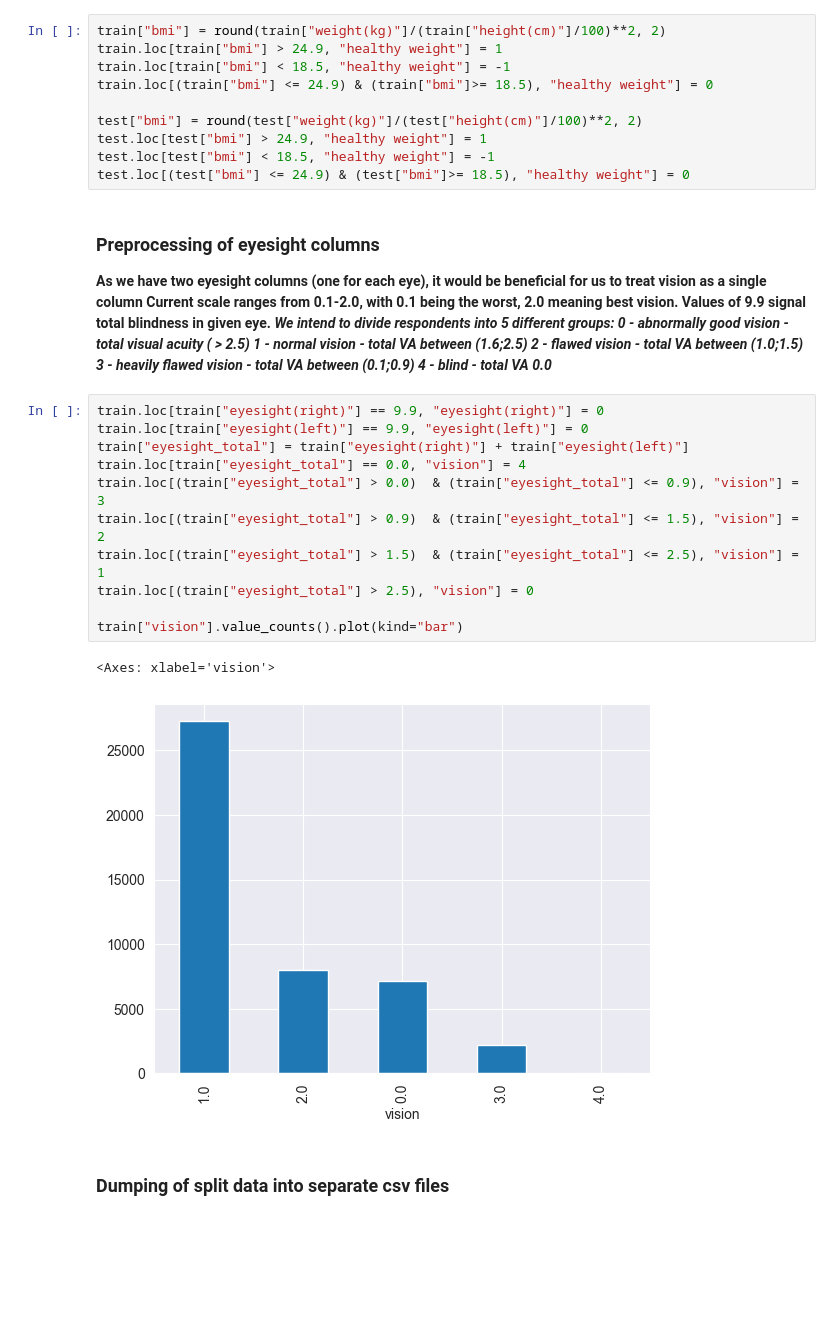
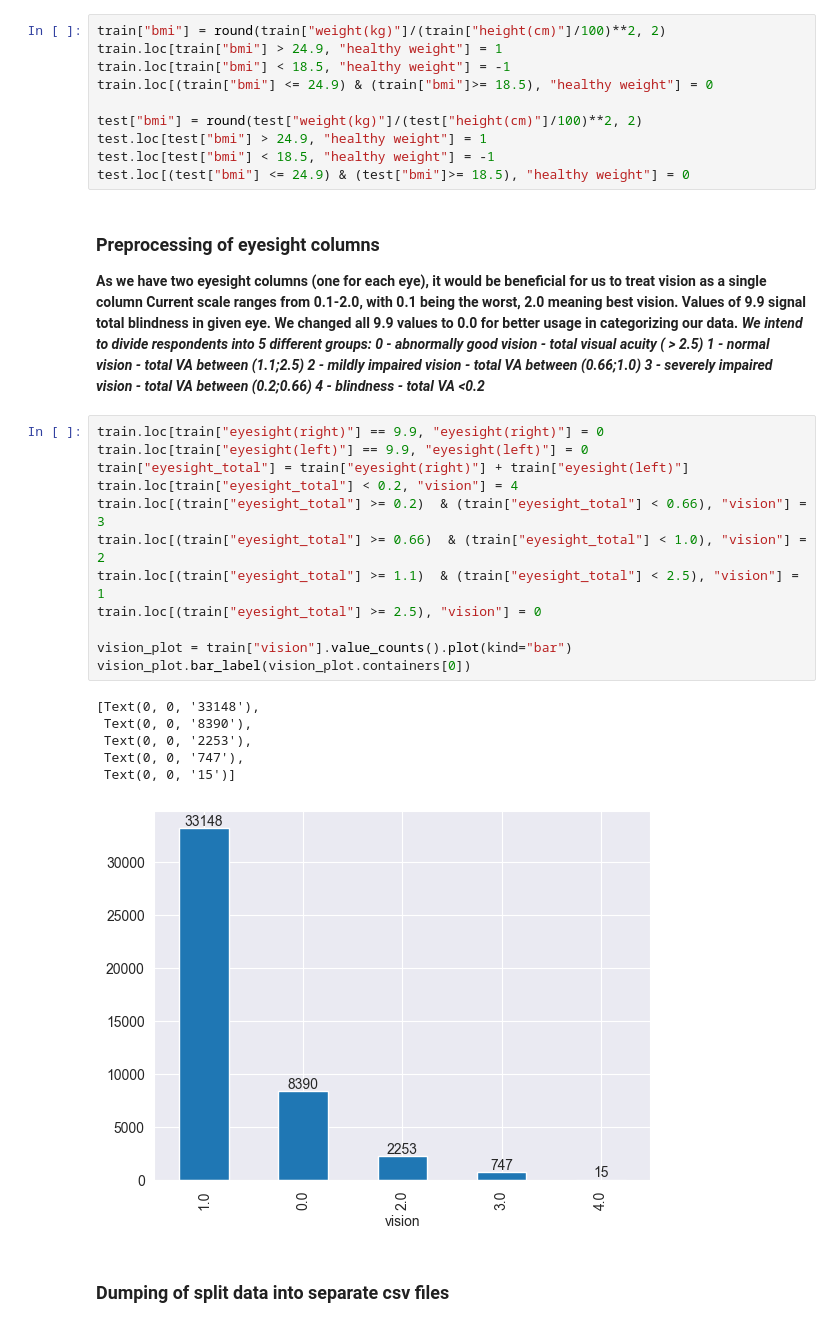
Before and after one commit to balooooooooo/machine_learning_1_coursework, a Jupyter notebook: data_preprocessing.ipynb, the cells around one changed output. Saved outputs shown, nothing was run; the diff lists cells and outputs as text; blank space fills up the shorter version.

Commit message:
added eyesight columns

```diff
--- a/data_preprocessing.ipynb
+++ b/data_preprocessing.ipynb
@@ -170,27 +170,32 @@ test.loc[(test["bmi"] <= 24.9) & (test["bmi"]>= 18.5), "healthy weight"] = 0
 # %% [markdown]
 ### Preprocessing of eyesight columns
 **As we have two eyesight columns (one for each eye), it would be beneficial for us to treat vision as a single column**
-**Current scale ranges from 0.1-2.0, with 0.1 being the worst, 2.0 meaning best vision. Values of 9.9 signal total blindness in given eye.**
+**Current scale ranges from 0.1-2.0, with 0.1 being the worst, 2.0 meaning best vision. Values of 9.9 signal total blindness in given eye. We changed all 9.9 values to 0.0 for better usage in categorizing our data.**
 ***We intend to divide respondents into 5 different groups:
 0 - abnormally good vision - total visual acuity ( > 2.5)
-1 - normal vision - total VA between (1.6;2.5)
-2 - flawed vision - total VA between (1.0;1.5)
-3 - heavily flawed vision - total VA between (0.1;0.9)
-4 - blind - total VA 0.0***
+1 - normal vision - total VA between (1.1;2.5)
+2 - mildly impaired vision - total VA between (0.66;1.0)
+3 - severely impaired vision - total VA between (0.2;0.66)
+4 - blindness - total VA <0.2***
 # %%
 train.loc[train["eyesight(right)"] == 9.9, "eyesight(right)"] = 0
 train.loc[train["eyesight(left)"] == 9.9, "eyesight(left)"] = 0
 train["eyesight_total"] = train["eyesight(right)"] + train["eyesight(left)"]
-train.loc[train["eyesight_total"] == 0.0, "vision"] = 4
-train.loc[(train["eyesight_total"] > 0.0)  & (train["eyesight_total"] <= 0.9), "vision"] = 3
-train.loc[(train["eyesight_total"] > 0.9)  & (train["eyesight_total"] <= 1.5), "vision"] = 2
-train.loc[(train["eyesight_total"] > 1.5)  & (train["eyesight_total"] <= 2.5), "vision"] = 1
-train.loc[(train["eyesight_total"] > 2.5), "vision"] = 0
+train.loc[train["eyesight_total"] < 0.2, "vision"] = 4
+train.loc[(train["eyesight_total"] >= 0.2)  & (train["eyesight_total"] < 0.66), "vision"] = 3
+train.loc[(train["eyesight_total"] >= 0.66)  & (train["eyesight_total"] < 1.0), "vision"] = 2
+train.loc[(train["eyesight_total"] >= 1.1)  & (train["eyesight_total"] < 2.5), "vision"] = 1
+train.loc[(train["eyesight_total"] >= 2.5), "vision"] = 0
 
-train["vision"].value_counts().plot(kind="bar")
+vision_plot = train["vision"].value_counts().plot(kind="bar")
+vision_plot.bar_label(vision_plot.containers[0])
 # %% [output]
-<Axes: xlabel='vision'>
+[Text(0, 0, '33148'),
+ Text(0, 0, '8390'),
+ Text(0, 0, '2253'),
+ Text(0, 0, '747'),
+ Text(0, 0, '15')]
-[figure, old version]
+[figure, new version]
 # %% [markdown]
 ### Dumping of split data into separate csv files
 # %%
```
